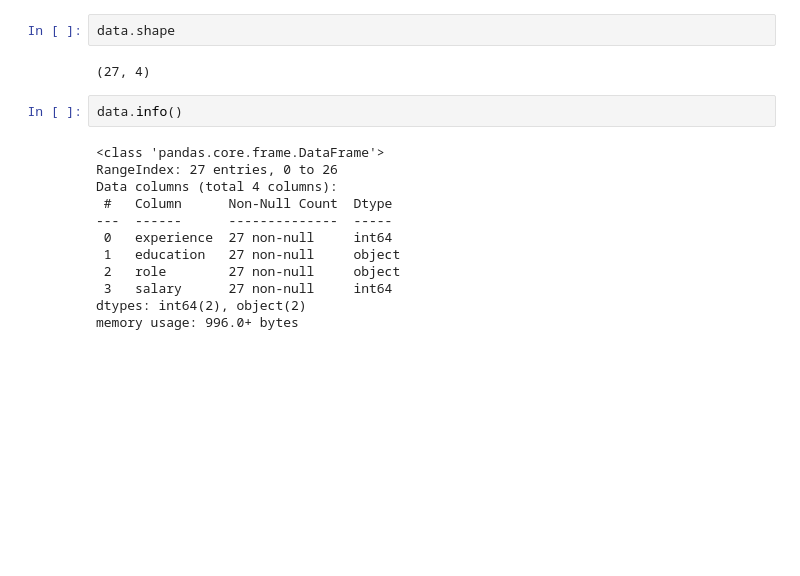
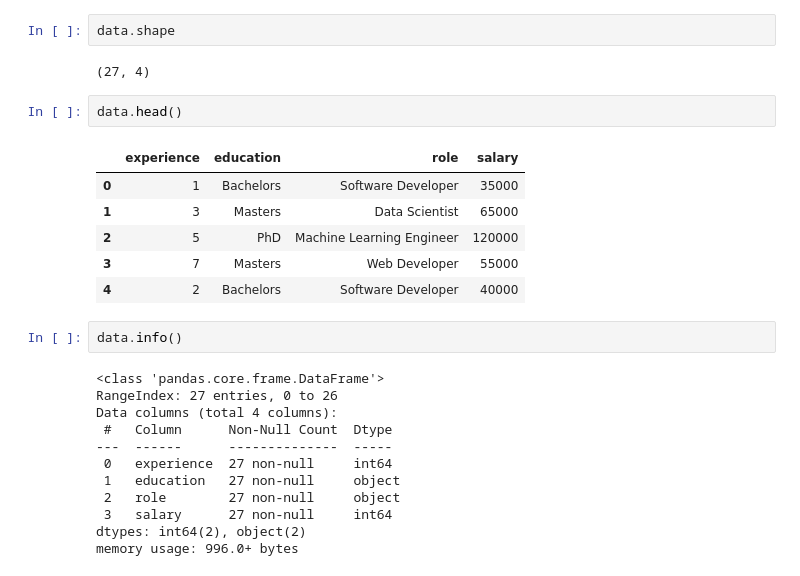
Before and after one commit to Anusha03-25/Employee-Salary-Predection, a Jupyter notebook: Employee_Salary_Prediction.ipynb, the cells around one changed output. Cells and saved outputs as stored; diff of their text form; blank space fills up the shorter version.

```diff
--- a/Employee_Salary_Prediction.ipynb
+++ b/Employee_Salary_Prediction.ipynb
@@ -31,6 +35,15 @@ data
 data.shape
 # %% [output]
 (27, 4)
+# %%
+data.head()
+# %% [output]
+|  | experience | education | role | salary |
+| 0 | 1 | Bachelors | Software Developer | 35000 |
+| 1 | 3 | Masters | Data Scientist | 65000 |
+| 2 | 5 | PhD | Machine Learning Engineer | 120000 |
+| 3 | 7 | Masters | Web Developer | 55000 |
+| 4 | 2 | Bachelors | Software Developer | 40000 |
 # %%
 data.info()
 # %% [output]
```
Also changed, not shown: parts of 8 cells of this notebook.
